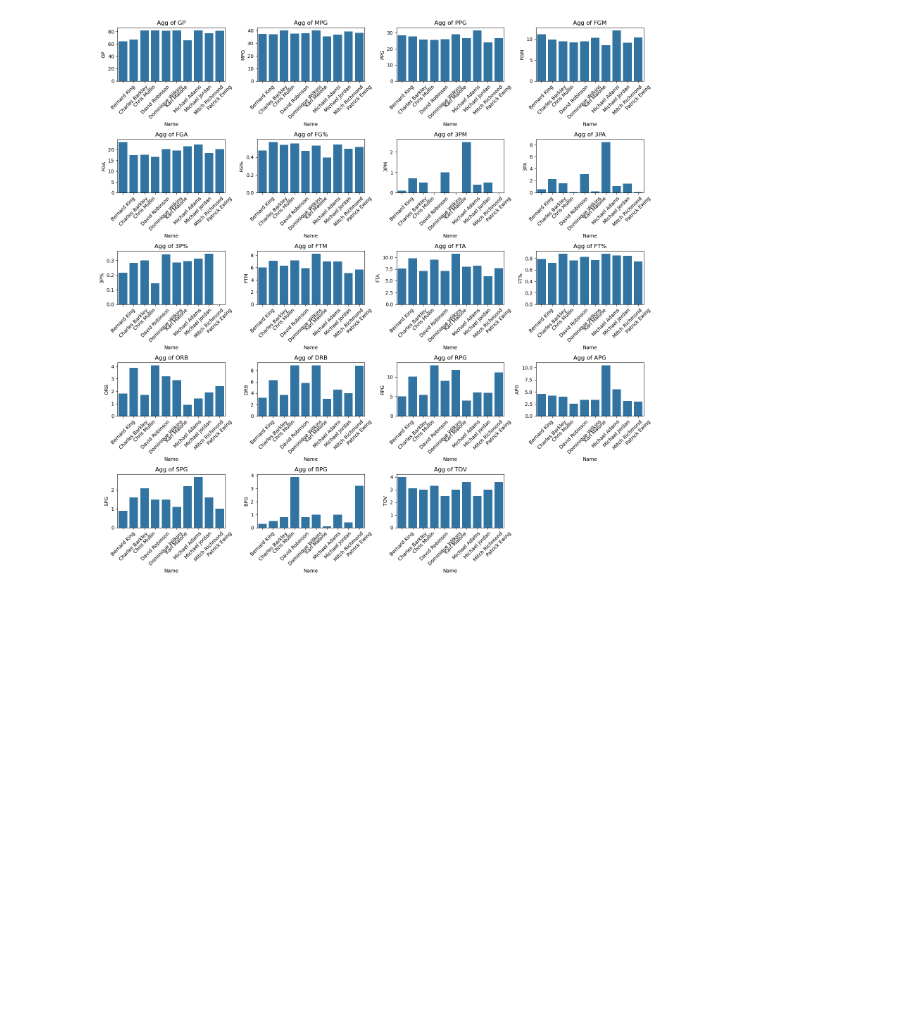
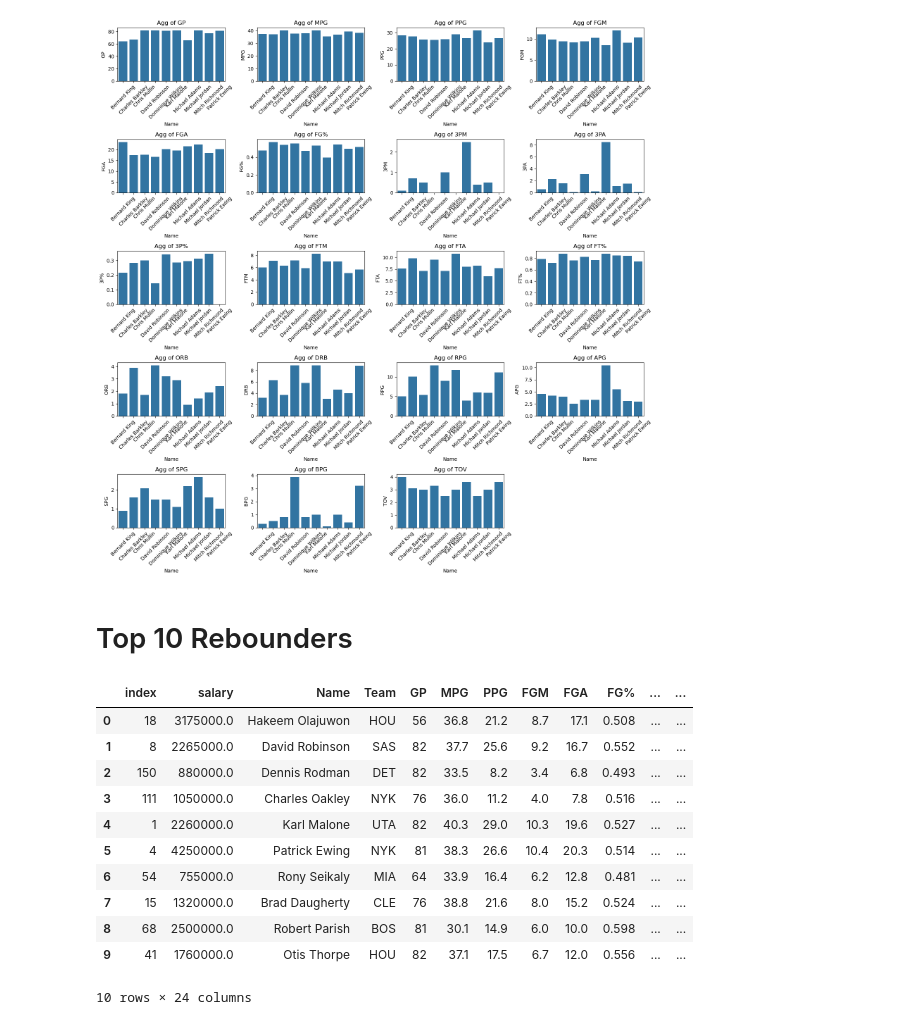
Before and after one commit to MaukanMir/1990-1991-Season-Analysis, a Jupyter notebook: nba.ipynb, the cells around one changed output. Saved outputs shown, nothing was run; the diff lists cells and outputs as text; code cells hidden in the pictures; blank space fills up the shorter version.

```diff
--- a/nba.ipynb
+++ b/nba.ipynb
@@ -277,3 +277,21 @@ check_distributions(top_25_scorers, interested_columns, "boxenplot")
 aggregate_dataset(top_25_scorers, interested_columns, "Name", "sum")
 # %% [output]
 [figure]
+# %% [markdown]
+# Top 10 Rebounders
+# %%
+top_10_rebounders = df.sort_values(by="RPG",ascending=False).reset_index().head(10)
+top_10_rebounders
+# %% [output]
+|  | index | salary | Name | Team | GP | MPG | PPG | FGM | FGA | FG% | ... | ... |
+| 0 | 18 | 3175000.0 | Hakeem Olajuwon | HOU | 56 | 36.8 | 21.2 | 8.7 | 17.1 | 0.508 | ... | ... |
+| 1 | 8 | 2265000.0 | David Robinson | SAS | 82 | 37.7 | 25.6 | 9.2 | 16.7 | 0.552 | ... | ... |
+| 2 | 150 | 880000.0 | Dennis Rodman | DET | 82 | 33.5 | 8.2 | 3.4 | 6.8 | 0.493 | ... | ... |
+| 3 | 111 | 1050000.0 | Charles Oakley | NYK | 76 | 36.0 | 11.2 | 4.0 | 7.8 | 0.516 | ... | ... |
+| 4 | 1 | 2260000.0 | Karl Malone | UTA | 82 | 40.3 | 29.0 | 10.3 | 19.6 | 0.527 | ... | ... |
+| 5 | 4 | 4250000.0 | Patrick Ewing | NYK | 81 | 38.3 | 26.6 | 10.4 | 20.3 | 0.514 | ... | ... |
+| 6 | 54 | 755000.0 | Rony Seikaly | MIA | 64 | 33.9 | 16.4 | 6.2 | 12.8 | 0.481 | ... | ... |
+| 7 | 15 | 1320000.0 | Brad Daugherty | CLE | 76 | 38.8 | 21.6 | 8.0 | 15.2 | 0.524 | ... | ... |
+| 8 | 68 | 2500000.0 | Robert Parish | BOS | 81 | 30.1 | 14.9 | 6.0 | 10.0 | 0.598 | ... | ... |
+| 9 | 41 | 1760000.0 | Otis Thorpe | HOU | 82 | 37.1 | 17.5 | 6.7 | 12.0 | 0.556 | ... | ... |
+10 rows × 24 columns
```
Also changed, not shown: parts of 1 cell of this notebook.
